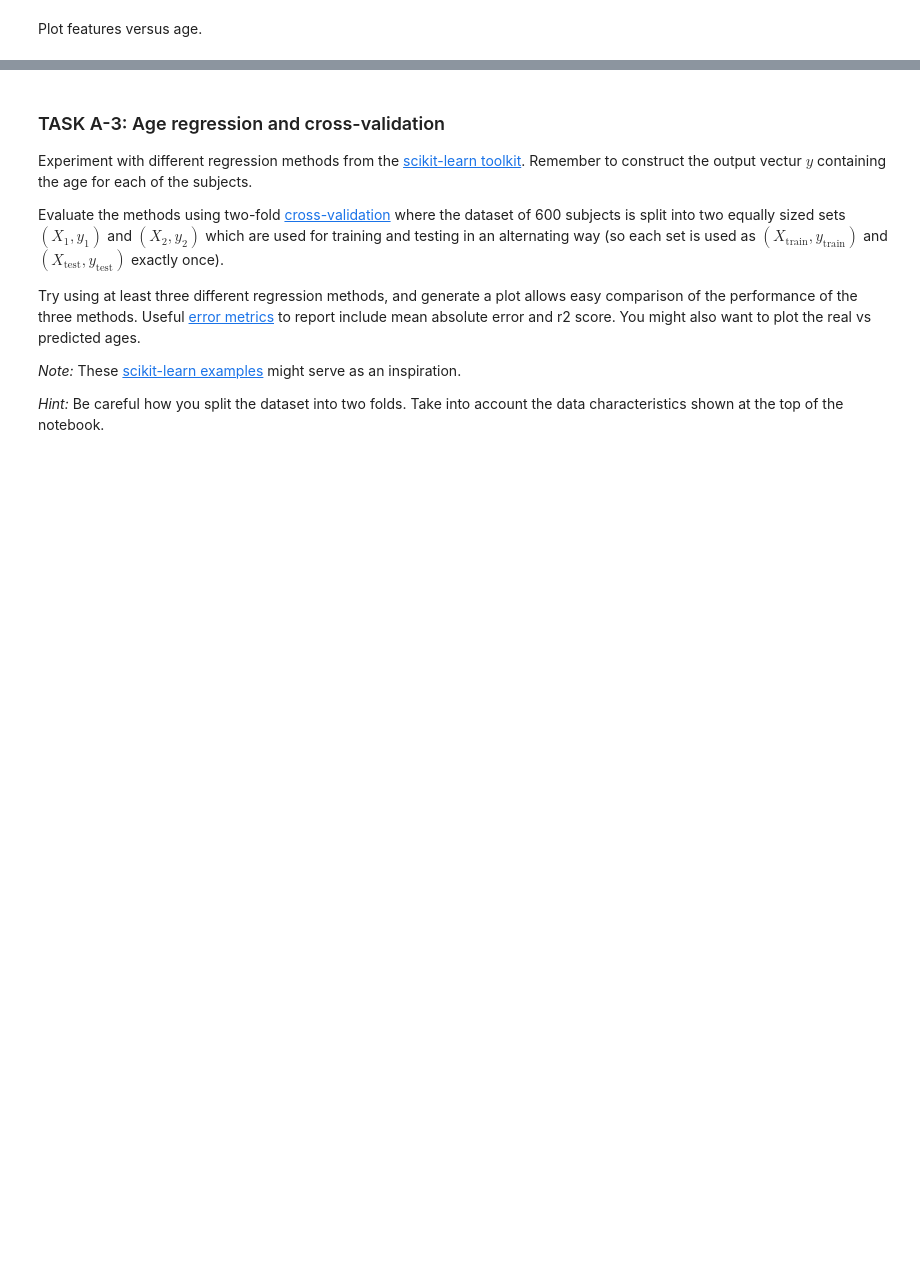
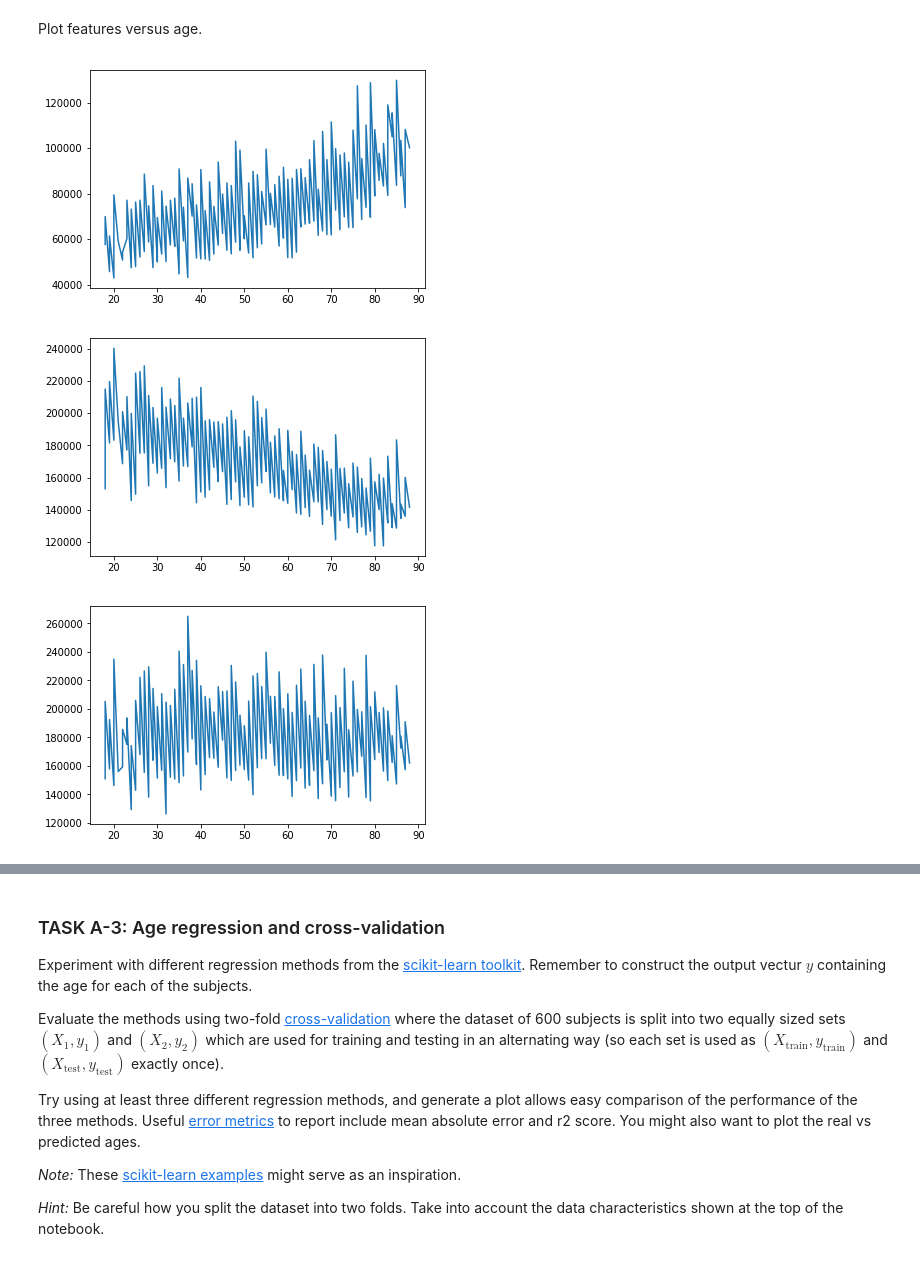
Before and after one commit to 94929/age-regression-from-brain-mri-images, a Jupyter notebook: mli-coursework-2/MLI-CW-2.ipynb, the cells around one changed output, grey strips where cells are left out. Saved outputs shown, nothing was run; the diff lists cells and outputs as text; code cells hidden in the pictures; blank space fills up the shorter version.

```diff
--- a/mli-coursework-2/MLI-CW-2.ipynb
+++ b/mli-coursework-2/MLI-CW-2.ipynb
@@ -681,0 +688,33 @@ vols_normalised = np.zeros((3,meta_data['ID'].count()))
+# %%
+########################################
+# ADD YOUR CODE HERE
+########################################
+
+ages = list(meta_data['age'])
+
+CSFs = []
+GMs = []
+WMs = []
+for i in range(meta_data['ID'].count()):
+    CSFs.append(vols[0, i])
+    GMs.append(vols[1, i])
+    WMs.append(vols[2, i])
+
+# CSF
+xs, ys = zip(*sorted(zip(ages, CSFs)))
+plt.plot(xs, ys)
+plt.show()
+
+# GM
+xs, ys = zip(*sorted(zip(ages, GMs)))
+plt.plot(xs, ys)
+plt.show()
+
+# WM
+xs, ys = zip(*sorted(zip(ages, WMs)))
+plt.plot(xs, ys)
+plt.show()
+# %% [output]
+[figure, added]
+[figure, added]
+[figure, added]
```
Also changed, not shown: parts of 7 cells of this notebook.
